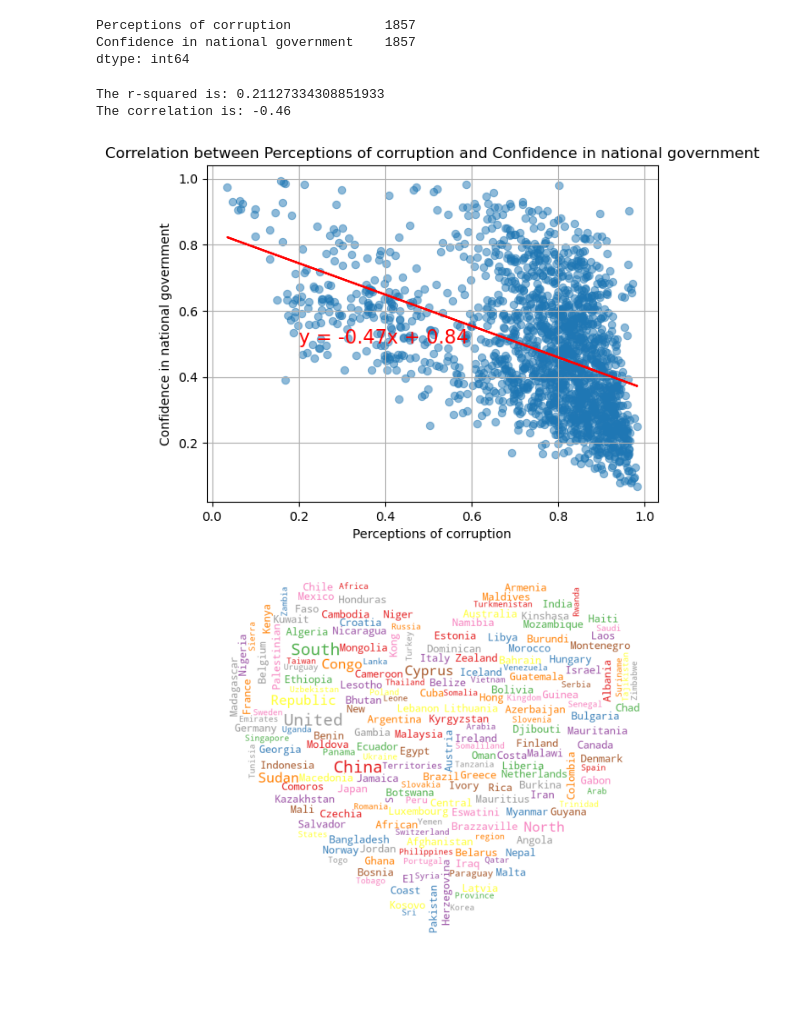
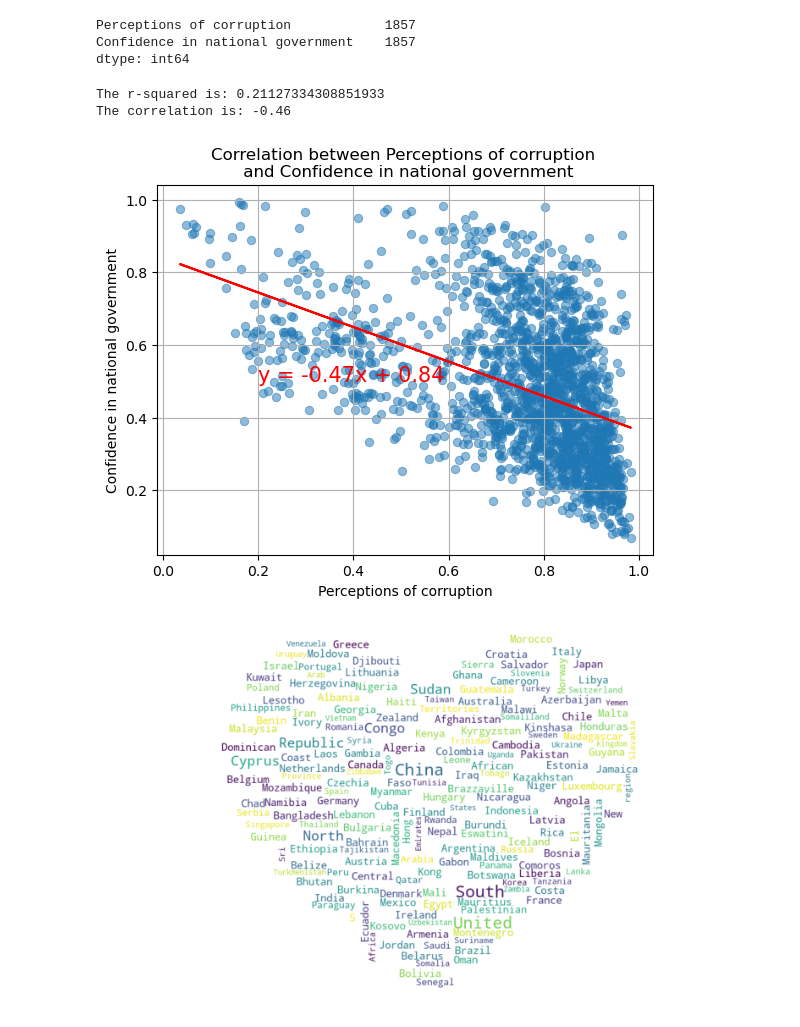
Before and after one commit to Rad-icalEdward/group1_project1, a Jupyter notebook: Project_Vio.ipynb, the cells around one changed output. Cells and saved outputs as stored; diff of their text form; code cells hidden in the pictures; blank space fills up the shorter version.

Commit message:
modified Violettas code, all pictures in output and some summary code added

```diff
--- a/Project_Vio.ipynb
+++ b/Project_Vio.ipynb
@@ -9,7 +9,7 @@ import numpy as np
 from PIL import Image
 # %%
 # Create Happiness dataframe
-Happiness_df = pd.read_csv('World Happiness Report 2005-2021.csv')
+Happiness_df = pd.read_csv('World _Happiness_Report_2005-2021.csv')
 
 # Display sample data
 Happiness_df.head()
@@ -79,11 +80,11 @@ Confidence in national government    1857
 dtype: int64
 # %%
 # Linear regression and correlation
-lin_reg(Happiness_corruption_gov_clean['Perceptions of corruption'], Happiness_corruption_gov_clean['Confidence in national government'],"Perceptions of corruption", "Confidence in national government", 'Correlation between Perceptions of corruption and Confidence in national government', 0.2, 0.5 )
+lin_reg(Happiness_corruption_gov_clean['Perceptions of corruption'], Happiness_corruption_gov_clean['Confidence in national government'],"Perceptions of corruption", "Confidence in national government", 'Correlation between Perceptions of corruption \n and Confidence in national government', 0.2, 0.5 )
 # %% [output]
 The r-squared is: 0.21127334308851933
 The correlation is: -0.46
-[figure, old version]
+[figure, new version]
 # %%
 #deleteduplicates for plot
 dup = Happiness_df.drop_duplicates(["Country name"])
@@ -96,7 +97,7 @@ mask = np.array(Image.open("heart-gettyimages-1439973042.jpg"))
 word_cloud2 = WordCloud(
     max_font_size=30,
     background_color="White",
-    colormap="Set1",
+    colormap="viridis",
     #collocations=False,
     stopwords=STOPWORDS,
     mask=mask
@@ -105,7 +106,7 @@ word_cloud2 = WordCloud(
 plt.figure(figsize = (10, 10), facecolor = None)
 plt.imshow(word_cloud2)
 plt.axis("off")
-plt.savefig('heart.jpg')
+plt.savefig('output/heart.jpg')
 plt.show()
 # %% [output]
-[figure, old version]
+[figure, new version]
```
Also changed, not shown: parts of 2 cells of this notebook, 13 other files.
